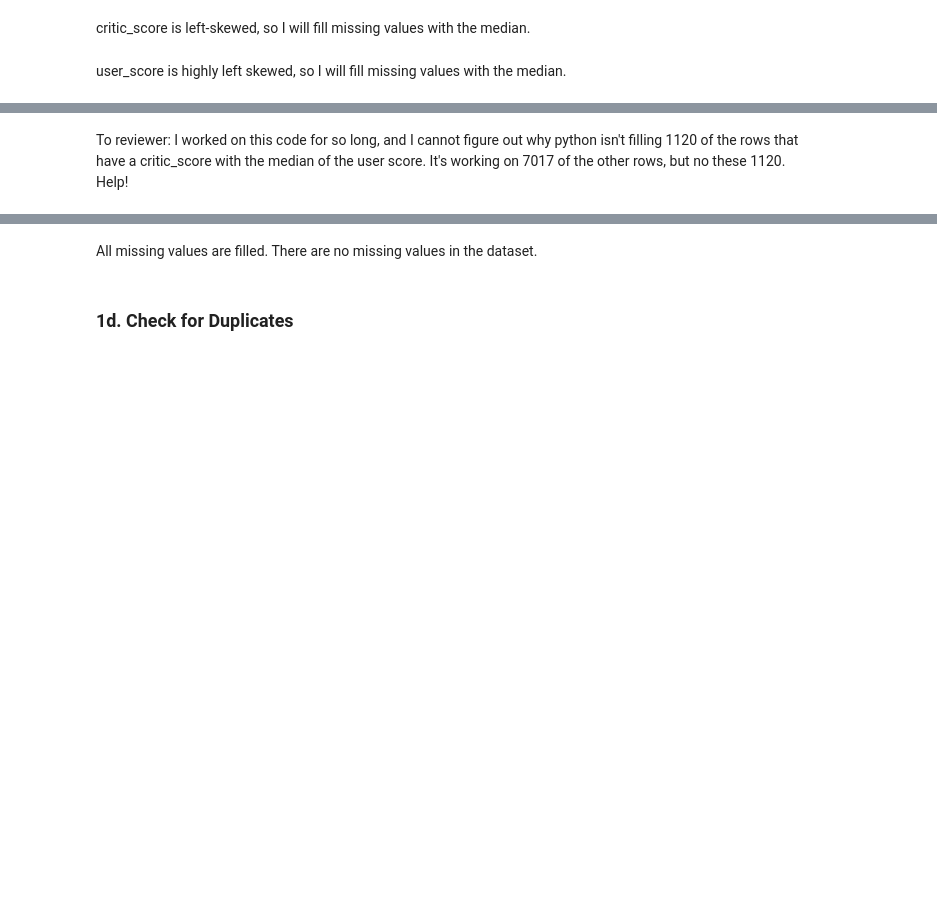
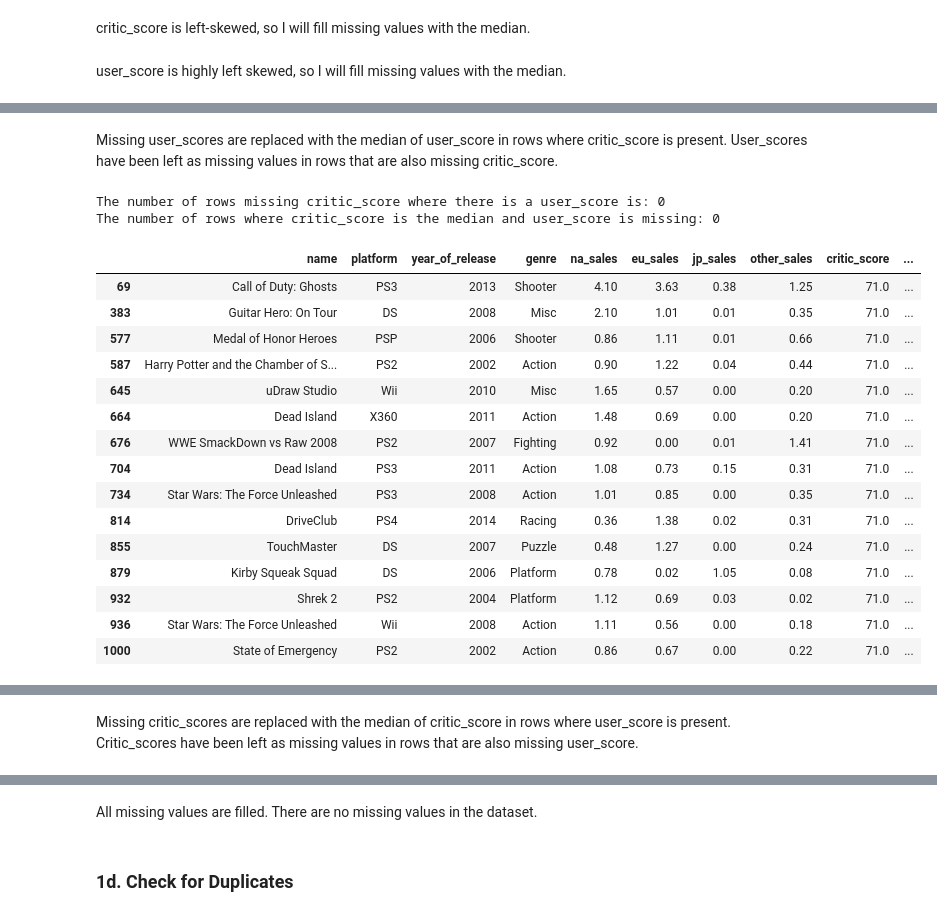
Before and after one commit to kellyshreeve/Forecasting-Global-Video-Game-Preference, a Jupyter notebook: Data Analysis.ipynb, the cells around one changed output, grey strips where cells are left out. Drawn from its saved outputs; the diff is of its cells as text; code cells hidden in the pictures; blank space fills up the shorter version.

Commit message:
Figured out fill na

```diff
--- a/Data Analysis.ipynb
+++ b/Data Analysis.ipynb
@@ -294,25 +310,3 @@ All rows missing critic score in this sample are also missing user_score and rat
 However, while these three variables had similar numbers of missing values, their counts weren't identical, meaning there are some rows that are missing only one or two of the scores. I will use imputation of mean or median for critic_score and user_score on rows that are missing only one or the other. For rows that are missing only user_score or critic_score, I will fill the rating value with 'unknown.'
 
 Rows that are missing simultaneously on critic_score, user_score, and rating will be left out of analyses using these values.
-# %%
-# Fill missing ratings in rows with either critic_score or user_score or both with 'unknown'
-vg['rating'] = vg['rating'][((vg['user_score'].notna()) | (vg['critic_score'].notna()))
-                            | ((vg['user_score'].notna()) & (vg['critic_score'].notna()))].fillna('unknown')
-
-# Check that all the approrpiate ratings have been filled with unknown
-na_notna = len(vg[(vg['rating'].isna()) & (vg['user_score'].isna()) & (vg['critic_score'].notna())])
-
-notna_na = len(vg[(vg['rating'].isna()) & (vg['user_score'].notna()) & (vg['critic_score'].isna())])
-
-notna_notna = len(vg[(vg['rating'].isna()) & (vg['user_score'].notna()) & (vg['critic_score'].notna())])
-
-unknown_na_na = len(vg[(vg['rating']=='unknown') & (vg['user_score'].isna()) & (vg['critic_score'].isna())])
-
-print(f'The number of missing ratings where user_score is missing and critic_score is not missing: {na_notna}')
-print(f'The number of missing ratings where user_score is not missing and critic_score is missing: {notna_na}')
-print(f'The number of missing ratings where user_score is not missing and critic_score is also not missing: {notna_notna}')
-print()
-print(f'The number of ratings filled with unknown where user_score is missing and critic_score is also missing: {unknown_na_na}')
-
-
-display(vg[vg['rating']=='unknown'].sample(20))
@@ -344,3 +336,12 @@ All rows with missing ratings that had either a critic_score or user_score or bo
+# %%
+# Fill ratings in rows with either critic_score or user_score or both with 'unknown'
+s1 = (vg['critic_score'].isna()) & (vg['user_score'].notna())
+s2 = (vg['critic_score'].notna()) & (vg['user_score'].isna())
+s3 = (vg['critic_score'].notna()) & (vg['user_score'].notna())
+
+vg.loc[s1,'rating'] = vg.loc[s1, 'rating'].fillna(value='unknown')
+vg.loc[s2,'rating'] = vg.loc[s2, 'rating'].fillna(value='unknown')
+vg.loc[s3,'rating'] = vg.loc[s3, 'rating'].fillna(value='unknown')
 # %%
 # Check distribution for critic_score
 cs_hist = px.histogram(vg, x='critic_score', title='Critic Score')
@@ -396,2 +416,0 @@ The number of rows missing user_score where there is a critic_score is: 0
-# %% [markdown]
-To reviewer: I worked on this code for so long, and I cannot figure out why python isn't filling 1120 of the rows that have a critic_score with the median of the user score. It's working on 7017 of the other rows, but no these 1120. Help!
@@ -399,0 +417,34 @@ To reviewer: I worked on this code for so long, and I cannot figure out why pyth
+# %% [markdown]
+Missing user_scores are replaced with the median of user_score in rows where critic_score is present. User_scores have been left as missing values in rows that are also missing critic_score.
+# %%
+# Fill missing critic_scores that have a user_score with the median of critic_score
+vg['critic_score'] = vg['critic_score'][vg['user_score'].notna()].fillna(vg['critic_score'].median())
+
+# Check that all appropriate values have been filled
+notna_na_2 = len(vg[(vg['critic_score'].isna()) & (vg['user_score'].notna())])
+median_na = len(vg[(vg['critic_score']==vg['critic_score'].median()) & (vg['user_score'].isna())])
+
+print(f'The number of rows missing critic_score where there is a user_score is: {notna_na_2}')
+print(f'The number of rows where critic_score is the median and user_score is missing: {median_na}')
+
+display(vg[vg['critic_score']==vg['critic_score'].median()].head(15))
+display(vg[vg['critic_score'].isna()].head(15))
+# %% [output]
+The number of rows missing critic_score where there is a user_score is: 0
+The number of rows where critic_score is the median and user_score is missing: 0
+|  | name | platform | year_of_release | genre | na_sales | eu_sales | jp_sales | other_sales | critic_score | ... |
+| 69 | Call of Duty: Ghosts | PS3 | 2013 | Shooter | 4.10 | 3.63 | 0.38 | 1.25 | 71.0 | ... |
+| 383 | Guitar Hero: On Tour | DS | 2008 | Misc | 2.10 | 1.01 | 0.01 | 0.35 | 71.0 | ... |
+| 577 | Medal of Honor Heroes | PSP | 2006 | Shooter | 0.86 | 1.11 | 0.01 | 0.66 | 71.0 | ... |
+| 587 | Harry Potter and the Chamber of S... | PS2 | 2002 | Action | 0.90 | 1.22 | 0.04 | 0.44 | 71.0 | ... |
+| 645 | uDraw Studio | Wii | 2010 | Misc | 1.65 | 0.57 | 0.00 | 0.20 | 71.0 | ... |
+| 664 | Dead Island | X360 | 2011 | Action | 1.48 | 0.69 | 0.00 | 0.20 | 71.0 | ... |
+| 676 | WWE SmackDown vs Raw 2008 | PS2 | 2007 | Fighting | 0.92 | 0.00 | 0.01 | 1.41 | 71.0 | ... |
+| 704 | Dead Island | PS3 | 2011 | Action | 1.08 | 0.73 | 0.15 | 0.31 | 71.0 | ... |
+| 734 | Star Wars: The Force Unleashed | PS3 | 2008 | Action | 1.01 | 0.85 | 0.00 | 0.35 | 71.0 | ... |
+| 814 | DriveClub | PS4 | 2014 | Racing | 0.36 | 1.38 | 0.02 | 0.31 | 71.0 | ... |
+| 855 | TouchMaster | DS | 2007 | Puzzle | 0.48 | 1.27 | 0.00 | 0.24 | 71.0 | ... |
+| 879 | Kirby Squeak Squad | DS | 2006 | Platform | 0.78 | 0.02 | 1.05 | 0.08 | 71.0 | ... |
+| 932 | Shrek 2 | PS2 | 2004 | Platform | 1.12 | 0.69 | 0.03 | 0.02 | 71.0 | ... |
+| 936 | Star Wars: The Force Unleashed | Wii | 2008 | Action | 1.11 | 0.56 | 0.00 | 0.18 | 71.0 | ... |
+| 1000 | State of Emergency | PS2 | 2002 | Action | 0.86 | 0.67 | 0.00 | 0.22 | 71.0 | ... |
@@ -400,2 +467,4 @@ To reviewer: I worked on this code for so long, and I cannot figure out why pyth
+# %% [markdown]
+Missing critic_scores are replaced with the median of critic_score in rows where user_score is present. Critic_scores have been left as missing values in rows that are also missing user_score.
 # %%
 # Check that all missing values have been filled
```
Also changed, not shown: parts of 9 cells of this notebook.
